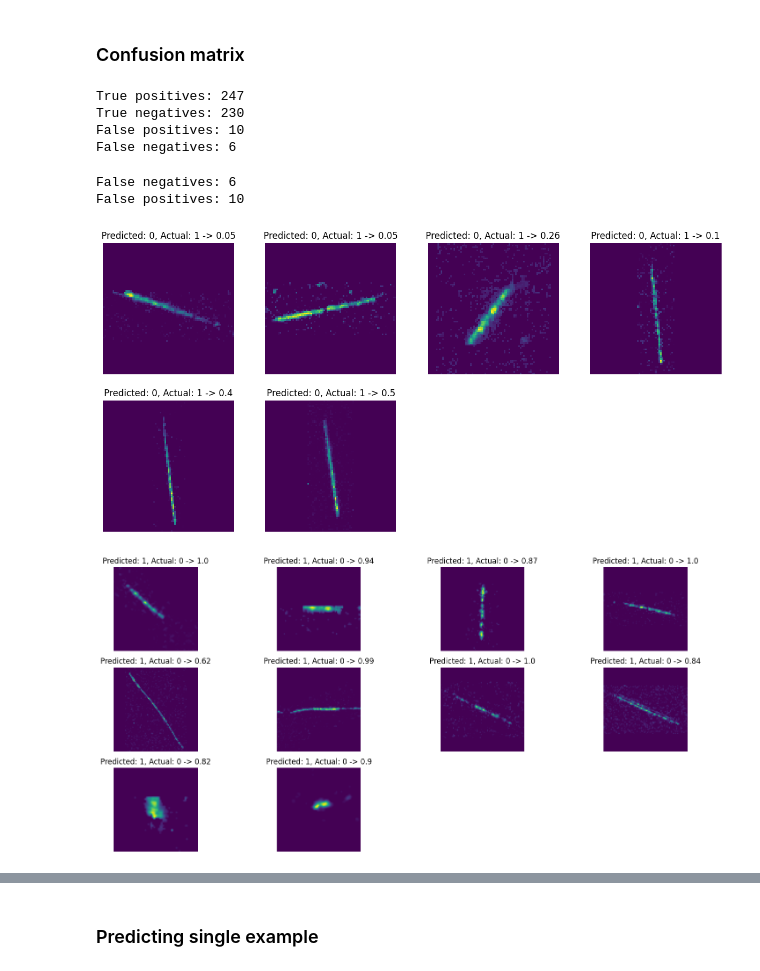
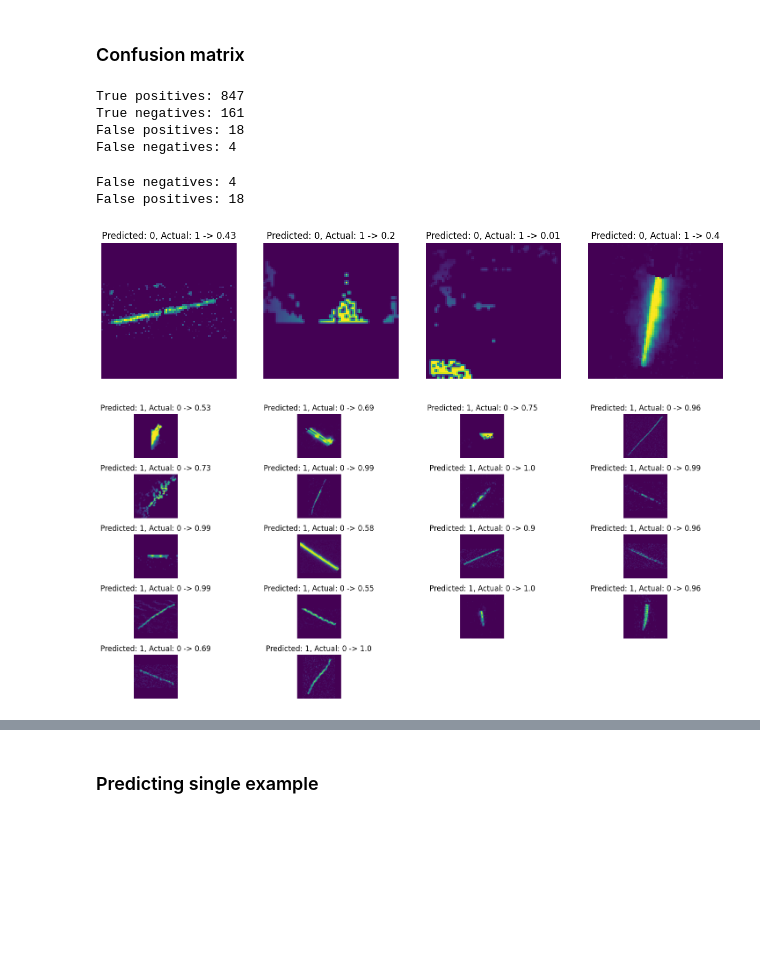
Before and after one commit to 9helix/GMNmeteorNet, a Jupyter notebook: MLmodel.ipynb, the cells around one changed output, grey strips where cells are left out. Drawn from its saved outputs; the diff is of its cells as text; code cells hidden in the pictures; blank space fills up the shorter version.

```diff
--- a/MLmodel.ipynb
+++ b/MLmodel.ipynb
@@ -109,9 +107,6 @@ Number of artifact images: 822
 # %%
 data_augmentation = tf.keras.Sequential(
-    [
-        # TODO: Modify data augmentation layers
-        layers.RandomRotation(0.5),
-    ]
+    [layers.RandomRotation(0.5), layers.RandomZoom((-0.5, 0.25))]
 )
 
 # balance classes by using data augmentation
@@ -263,17 +288,18 @@ def model_builder(hp):
 # %%
 tuner = kt.Hyperband(
-    model_builder,
+    MyHyperModel(),
     objective=kt.Objective("val_f1", direction="max"),
     max_epochs=10,
     factor=3,
     directory="keras_tuner",
     project_name="GMNmeteorNet",
-    #overwrite=True,
+    overwrite=True,
     hyperband_iterations=2,
 )
 tuner.search_space_summary()
 stop_early = tf.keras.callbacks.EarlyStopping(monitor="val_loss", patience=3)
-tuner.search(train_ds, epochs=2, validation_data=val_ds, callbacks=[stop_early])
+tuner.search(train_ds, epochs=2, validation_data=val_ds,
+             callbacks=[stop_early])
 
 # Get the optimal hyperparameters
 best_hps = tuner.get_best_hyperparameters(num_trials=1)[0]
@@ -397,2 +434,2 @@ Validation F1-Score: 0.9725490212440491
 # %%
-Y_pred = model.predict(val_ds)
+Y_pred = hypermodel.predict(val_ds)
@@ -403,8 +442,7 @@ Y_pred_labels = np.squeeze(np.round(Y_pred))
 
 Y_true = np.squeeze(np.concatenate([y for x, y in val_ds], axis=0))
 
-confusion_mtx = tf.math.confusion_matrix(
-    Y_true, Y_pred_labels, num_classes=2).numpy()
+confusion_mtx = tf.math.confusion_matrix(Y_true, Y_pred_labels, num_classes=2).numpy()
 print("True positives:", confusion_mtx[1][1])
 print("True negatives:", confusion_mtx[0][0])
 print("False positives:", confusion_mtx[0][1])
@@ -412,12 +450,11 @@ print("False negatives:", confusion_mtx[1][0])
 false_negatives = confusion_mtx[1][0]
 false_positives = confusion_mtx[0][1]
 # %% [output]
-True positives: 247
-True negatives: 230
-False positives: 10
-False negatives: 6
+True positives: 847
+True negatives: 161
+False positives: 18
+False negatives: 4
 # %%
-import math
 
 columns_num = 4
 fig, axes = plt.subplots(
@@ -434,41 +471,48 @@ for ax in axes2.flatten():
 plt.subplots_adjust(hspace=0.05)
 counter = 0
 counter2 = 0
 for i, (img, true_label) in enumerate(val_ds.unbatch()):
     if Y_pred_labels[i] == 0 and true_label == 1:
 
         img2 = img[np.newaxis, ...]
         # print(img2.shape)
-        prediction = model.predict(img2, verbose=0)
+        prediction = hypermodel.predict(img2, verbose=0)
         row = counter // columns_num
         col = counter % columns_num
         counter += 1
-        axes[row, col].imshow(img)
         prediction_confidence = str(round(prediction[0][0], 2))
-        axes[row, col].set_title(
-            f"Predicted: {int(Y_pred_labels[i])}, Actual: {int(true_label)} -> {prediction_confidence}"
-        )
+
+        if math.ceil(false_negatives / columns_num) > 1:
+            axes[row, col].imshow(img)
+            axes[row, col].set_title(
+                f"Predicted: {int(Y_pred_labels[i])}, Actual: {int(true_label)} -> {prediction_confidence}"
+            )
+        else:
+            axes[col].imshow(img)
+            axes[col].set_title(
+                f"Predicted: {int(Y_pred_labels[i])}, Actual: {int(true_label)} -> {prediction_confidence}"
+            )
 
     elif Y_pred_labels[i] == 1 and true_label == 0:
 
         img2 = img[np.newaxis, ...]
         # print(img2.shape)
-        prediction = model.predict(img2, verbose=0)
+        prediction = hypermodel.predict(img2, verbose=0)
         row = counter2 // columns_num
         col = counter2 % columns_num
         counter2 += 1
         axes2[row, col].imshow(img)
         prediction_confidence = str(round(prediction[0][0], 2))
         axes2[row, col].set_title(
             f"Predicted: {int(Y_pred_labels[i])}, Actual: {int(true_label)} -> {prediction_confidence}"
         )
 print("False negatives:", counter)
 print("False positives:", counter2)
 plt.tight_layout()
 plt.show()
 # %% [output]
-False negatives: 6
-False positives: 10
+False negatives: 4
+False positives: 18
-[figure, old version]
+[figure, new version]
-[figure, old version]
+[figure, new version]
 # %%
```
Also changed, not shown: parts of 21 cells of this notebook, 7 other files.
